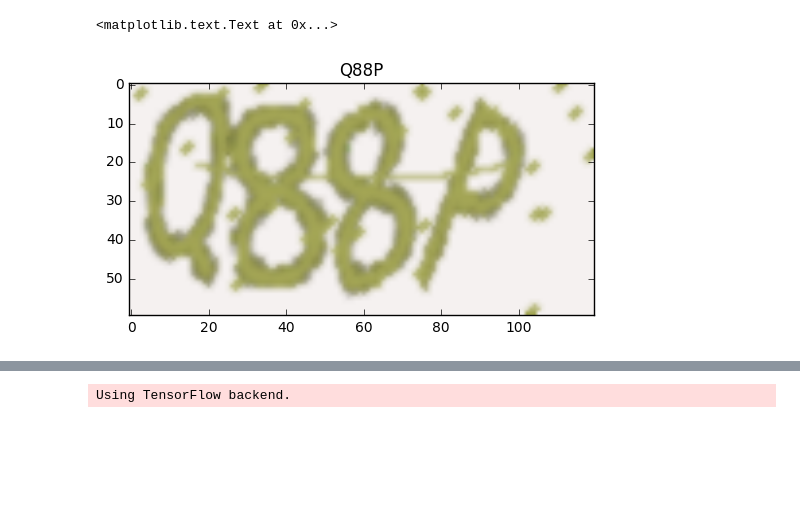
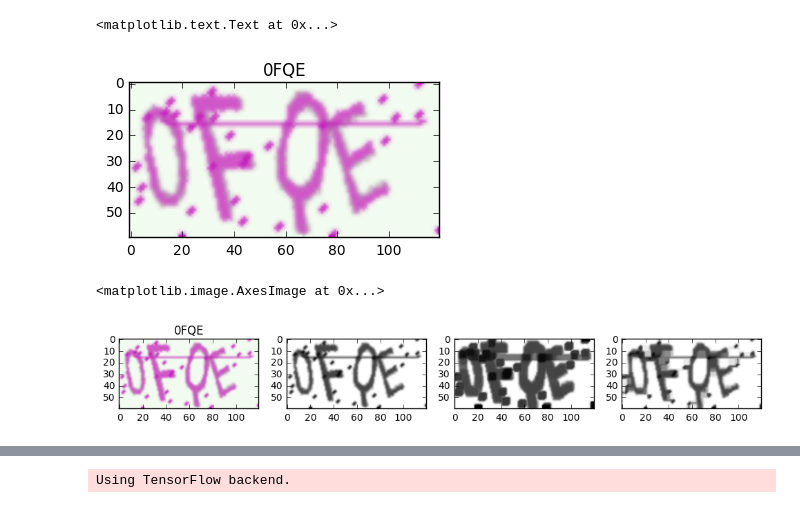
Before and after one commit to zhangbincheng1997/captcha-adversarial-attack, a Jupyter notebook: main.ipynb, the cells around one changed output, grey strips where cells are left out. Saved outputs shown, nothing was run; the diff lists cells and outputs as text; code cells hidden in the pictures; blank space fills up the shorter version.

```diff
--- a/main.ipynb
+++ b/main.ipynb
@@ -13,9 +34,33 @@ generator = ImageCaptcha(width=width, height=height)
 # %%
 # test
 random_str = ''.join([random.choice(characters) for j in range(4)])
 img = generator.generate_image(random_str)
+plt.figure(figsize = (4, 2))
 plt.imshow(img)
 plt.title(random_str)
 # %% [output]
 <matplotlib.text.Text at 0x...>
-[figure, old version]
+[figure, new version]
+# %%
+# 灰度
+im = img.convert('L')
+# 腐蚀、膨胀
+kernel = np.ones((5,5),np.uint8)
+erosion = cv2.erode(np.array(im),kernel)
+dilation = cv2.dilate(erosion,kernel,iterations = 1)
+# dilation = cv2.dilate(np.array(im),kernel)
+# erosion = cv2.erode(dilation,kernel,iterations = 1)
+
+plt.figure(figsize = (12, 8))
+plt.subplot(1, 4, 1)
+plt.imshow(img, cmap='gray')
+plt.title(random_str)
+plt.subplot(1, 4, 2)
+plt.imshow(im, cmap='gray')
+plt.subplot(1, 4, 3)
+plt.imshow(erosion, cmap='gray')
+plt.subplot(1, 4, 4)
+plt.imshow(dilation, cmap='gray')
+# %% [output]
+<matplotlib.image.AxesImage at 0x...>
+[figure, added]
```
Also changed, not shown: parts of 30 cells of this notebook.
